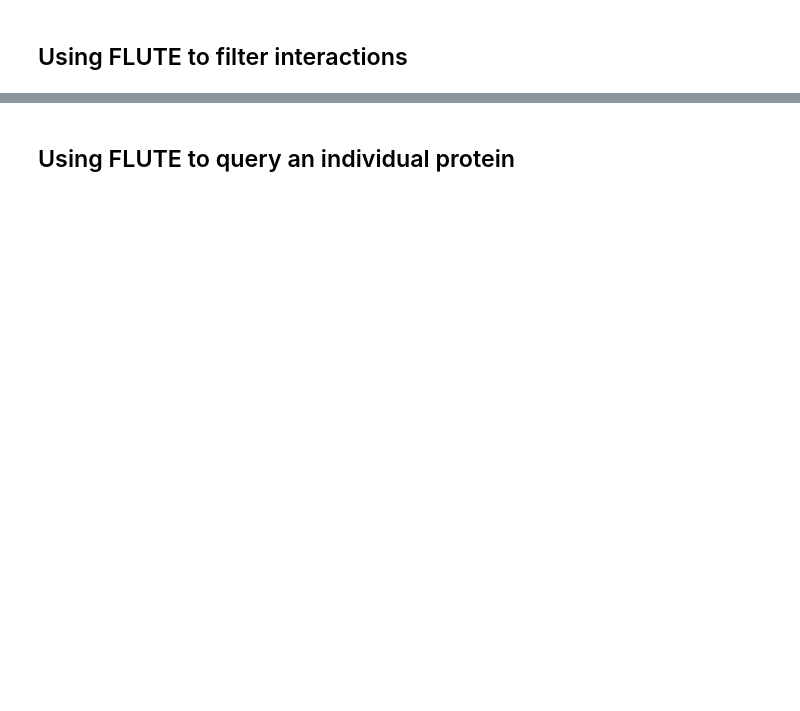
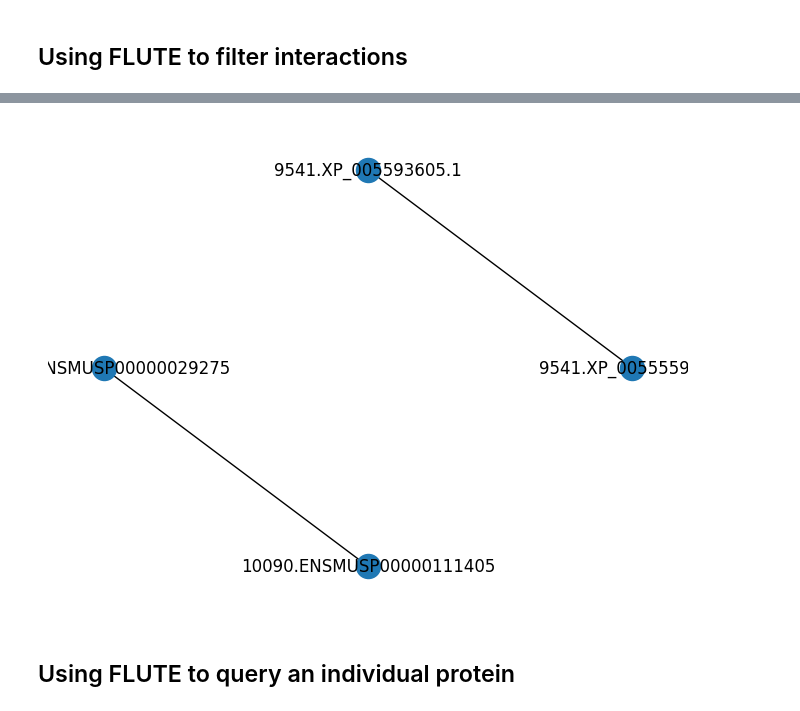
Before and after one commit to pitt-miskov-zivanov-lab/FLUTE, a Jupyter notebook: examples/use_FLUTE.ipynb, the cells around one changed output, grey strips where cells are left out. Saved outputs shown, nothing was run; the diff lists cells and outputs as text; code cells hidden in the pictures; blank space fills up the shorter version.

```diff
--- a/examples/use_FLUTE.ipynb
+++ b/examples/use_FLUTE.ipynb
@@ -10,9 +10,9 @@ import mysql.connector
 import run_FLUTE
 # %%
 #Add username and password for local FLUTE DB
-db_name = ""
-db_host = ""
-db_user = ""
-db_password = ""
+db_name = "flute"
+db_host = "localhost"
+db_user = "root"
+db_password = "12345678"
 # %% [markdown]
 ## Using FLUTE to filter interactions
@@ -39,0 +19,4 @@ File filtered: input/example.xlsx Time: 234.89838981628418 seconds
+# %%
+input_file = 'input/example.xlsx'
+df = pd.read_excel(input_file)
+df = df.fillna('').astype(str)
@@ -39,0 +211,5 @@ File filtered: input/example.xlsx Time: 234.89838981628418 seconds
+# %%
+!unzip ../supplementary/oa_file_list.txt.zip -d "input/"
+year_df = run_FLUTE.extract_year("input/oa_file_list.txt")
+!rm "input/oa_file_list.txt"
+year_df
@@ -39,0 +232,4 @@ File filtered: input/example.xlsx Time: 234.89838981628418 seconds
+# %%
+query = run_FLUTE.Query(db_user, db_password, db_host, db_name)
+ints_same_pp = query.get_same_papers_ints(input_file, year_df)
+ints_same_pp
@@ -40,2 +245,8 @@ File filtered: input/example.xlsx Time: 234.89838981628418 seconds
+# %%
+G = nx.from_edgelist(ints_same_pp[:,:2])
+nx.draw(G,pos=nx.circular_layout(G),with_labels=True)
+plt.show()
+# %% [output]
+[figure, added]
 # %% [markdown]
 ## Using FLUTE to query an individual protein
```
Also changed, not shown: parts of 35 cells of this notebook, 19 other files.
